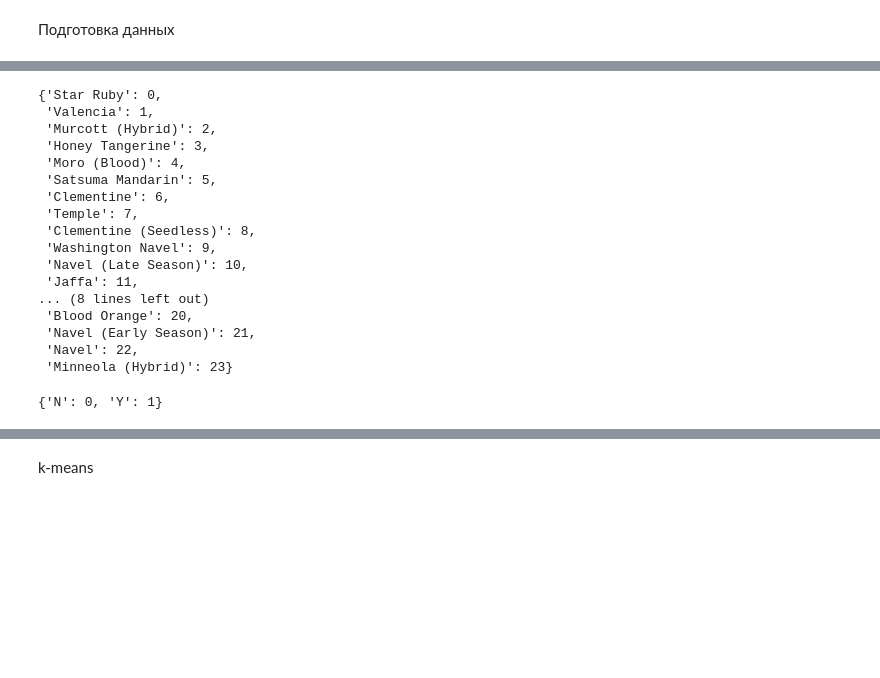
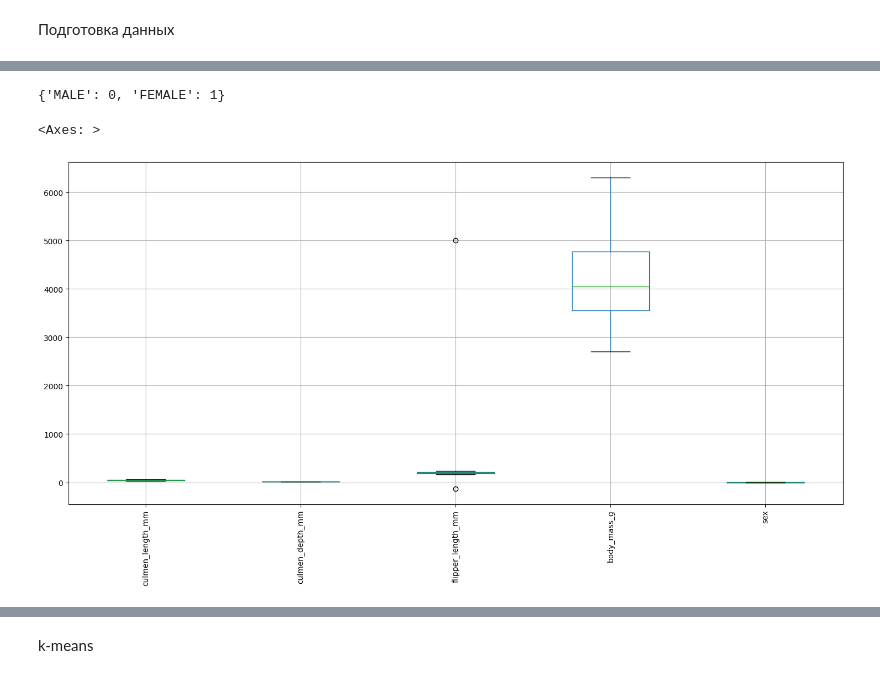
Before and after one commit to konvovden/iu7-neuro-fuzzy-systems, a Jupyter notebook: lab1/lab1.ipynb, the cells around one changed output, grey strips where cells are left out. Drawn from its saved outputs; the diff is of its cells as text; code cells hidden in the pictures; blank space fills up the shorter version.

```diff
--- a/lab1/lab1.ipynb
+++ b/lab1/lab1.ipynb
@@ -74,6 +75,2 @@ df
 # %% [markdown]
 Подготовка данных
-# %%
-# Удаление размеченной переменной - Quality
-
-df = df.drop(columns=['Quality (1-5)'])
@@ -94,34 +76,0 @@ colorsDict
-# %%
-# Variety
-
-varieties = set(df['Variety'])
-
-varietiesDict = {item:val for val, item in enumerate(varieties)}
-
-varietiesDict
-# %% [output]
-{'Star Ruby': 0,
- 'Valencia': 1,
- 'Murcott (Hybrid)': 2,
- 'Honey Tangerine': 3,
- 'Moro (Blood)': 4,
- 'Satsuma Mandarin': 5,
- 'Clementine': 6,
- 'Temple': 7,
- 'Clementine (Seedless)': 8,
- 'Washington Navel': 9,
- 'Navel (Late Season)': 10,
- 'Jaffa': 11,
-... (8 lines left out)
- 'Blood Orange': 20,
- 'Navel (Early Season)': 21,
- 'Navel': 22,
- 'Minneola (Hybrid)': 23}
-# %%
-# Blemishes
-
-blemishesDict = {'N': 0, 'Y': 1}
-
-blemishesDict
-# %% [output]
-{'N': 0, 'Y': 1}
@@ -131,0 +79,24 @@ df['Blemishes (Y/N)'] = df['Blemishes (Y/N)'].map(lambda elem: blemishesDict[ele
+# %%
+# Sex
+
+tempDelete = df[df['sex'] == '.'].index
+df = df.drop(tempDelete, axis=0)
+
+sex = set(df['sex'])
+
+
+
+sexDict = {item:val for val, item in enumerate(sex)}
+
+display(sexDict)
+
+df['sex'] = df['sex'].map(lambda elem: sexDict[elem])
+# %% [output]
+{'MALE': 0, 'FEMALE': 1}
+# %%
+ax = df.boxplot(column=list(df.columns),figsize=(18,8))
+ax.set_xticklabels(ax.get_xticklabels(),rotation=90)
+ax
+# %% [output]
+<Axes: >
+[figure, added]
```
Also changed, not shown: parts of 21 cells of this notebook, 1 other file.
